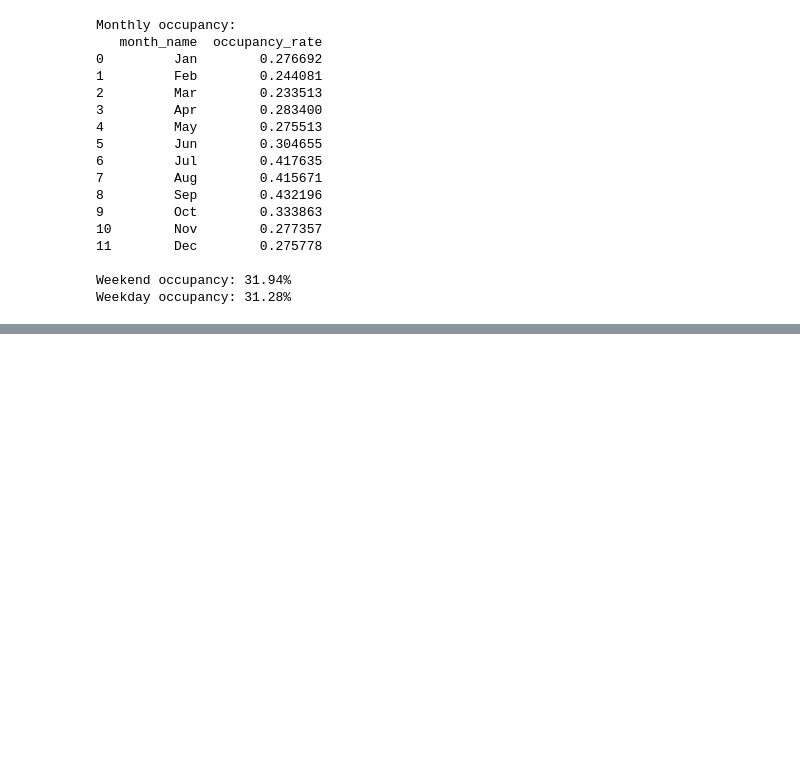
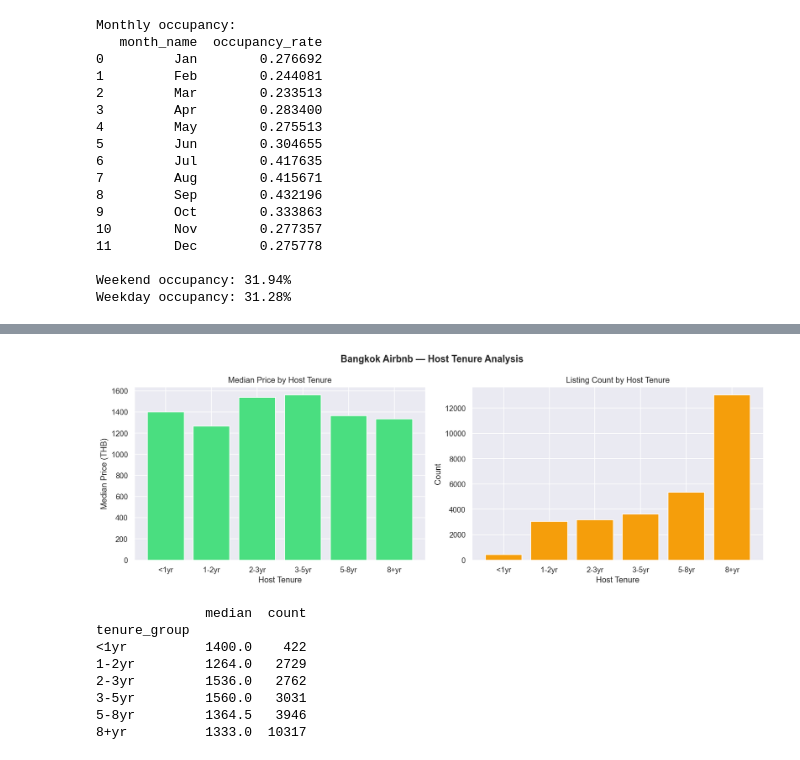
Before and after one commit to primemarasinghe/airbnb-market-intelligence, a Jupyter notebook: notebooks/01_eda.ipynb, the cells around one changed output, grey strips where cells are left out. Drawn from its saved outputs; the diff is of its cells as text; code cells hidden in the pictures; blank space fills up the shorter version.

```diff
--- a/notebooks/01_eda.ipynb
+++ b/notebooks/01_eda.ipynb
@@ -411,0 +463,42 @@ NameError: name 'pd' is not defined
+# %%
+# --- Host Tenure vs Price ---
+df["host_since"] = pd.to_datetime(df["host_since"], errors="coerce")
+df["host_tenure_years"] = ((pd.Timestamp.now() - df["host_since"]).dt.days / 365).round(1)
+
+tenure_bins = [0, 1, 2, 3, 5, 8, 15]
+tenure_labels = ["<1yr", "1-2yr", "2-3yr", "3-5yr", "5-8yr", "8+yr"]
+df["tenure_group"] = pd.cut(df["host_tenure_years"], bins=tenure_bins, labels=tenure_labels)
+
+tenure_price = df.groupby("tenure_group", observed=True)["price"].median().reset_index()
+tenure_count = df.groupby("tenure_group", observed=True)["id"].count().reset_index()
+
+fig, axes = plt.subplots(1, 2, figsize=(14, 5))
+
+axes[0].bar(tenure_price["tenure_group"].astype(str), tenure_price["price"],
+            color="#4ade80", edgecolor="white")
+axes[0].set_title("Median Price by Host Tenure")
+axes[0].set_xlabel("Host Tenure")
+axes[0].set_ylabel("Median Price (THB)")
+
+axes[1].bar(tenure_count["tenure_group"].astype(str), tenure_count["id"],
+            color="#f59e0b", edgecolor="white")
+axes[1].set_title("Listing Count by Host Tenure")
+axes[1].set_xlabel("Host Tenure")
+axes[1].set_ylabel("Count")
+
+plt.suptitle("Bangkok Airbnb — Host Tenure Analysis", fontsize=14, fontweight="bold")
+plt.tight_layout()
+plt.savefig("figures/19_host_tenure.png")
+plt.show()
+
+print(df.groupby("tenure_group", observed=True)["price"].agg(["median","count"]))
+# %% [output]
+[figure, added]
+              median  count
+tenure_group
+<1yr          1400.0    422
+1-2yr         1264.0   2729
+2-3yr         1536.0   2762
+3-5yr         1560.0   3031
+5-8yr         1364.5   3946
+8+yr          1333.0  10317
```
Also changed, not shown: parts of 5 cells of this notebook, 9 other files.
